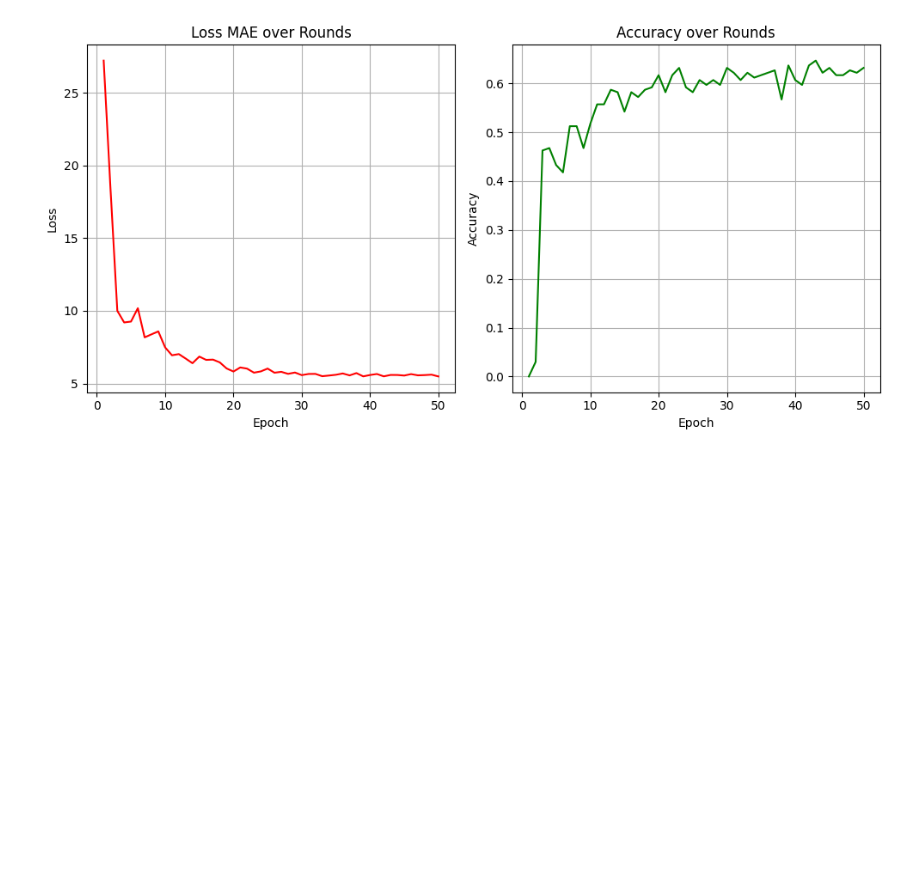
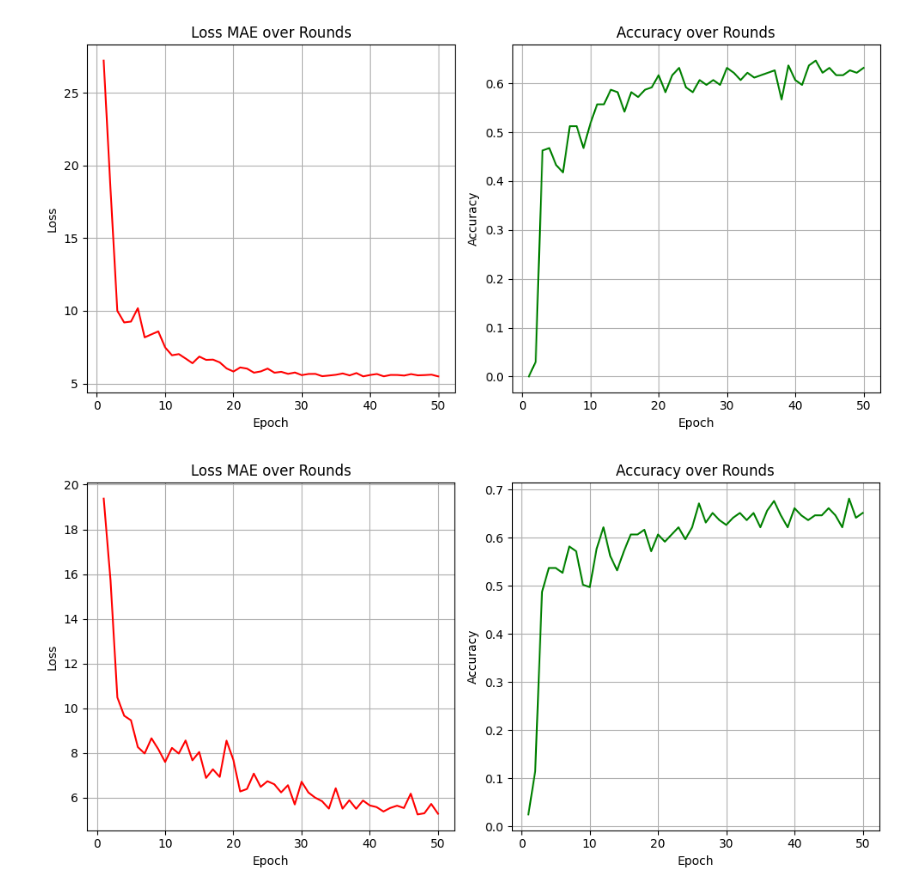
Before and after one commit to NguyenDung0210/Federated_Learning_Medical_Imaging, a Jupyter notebook: fl-brain/visualize.ipynb, the cells around one changed output. Saved outputs shown, nothing was run; the diff lists cells and outputs as text; code cells hidden in the pictures; blank space fills up the shorter version.

```diff
--- a/fl-brain/visualize.ipynb
+++ b/fl-brain/visualize.ipynb
@@ -105,3 +105,36 @@ plt.tight_layout()
 plt.show()
 # %% [output]
 [figure]
+# %%
+import json
+import matplotlib.pyplot as plt
+
+with open("results_fedprox_dirichlet.json", "r") as f:
+    data = json.load(f)
+
+epochs = sorted([int(k) for k in data.keys()])
+loss = [data[str(epoch)]["mae"] for epoch in epochs]
+accuracy = [data[str(epoch)]["accuracy"] for epoch in epochs]
+
+plt.figure(figsize=(10, 5))
+
+# Loss
+plt.subplot(1, 2, 1)
+plt.plot(epochs, loss, color='red')
+plt.title("Loss MAE over Rounds")
+plt.xlabel("Epoch")
+plt.ylabel("Loss")
+plt.grid(True)
+
+# Accuracy
+plt.subplot(1, 2, 2)
+plt.plot(epochs, accuracy, color='green')
+plt.title("Accuracy over Rounds")
+plt.xlabel("Epoch")
+plt.ylabel("Accuracy")
+plt.grid(True)
+
+plt.tight_layout()
+plt.show()
+# %% [output]
+[figure, added]
```
Also changed, not shown: 4 other files.
